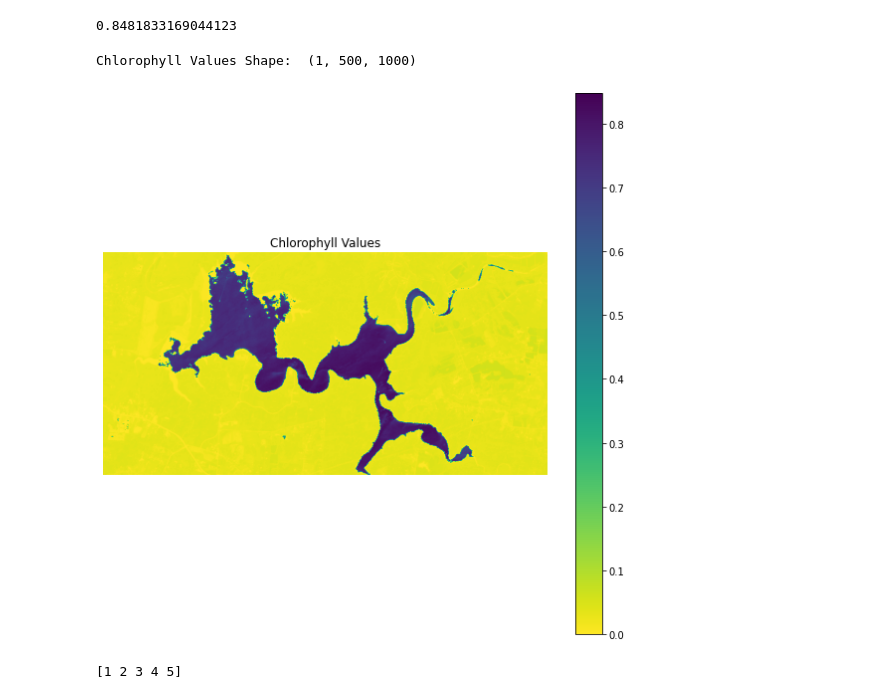
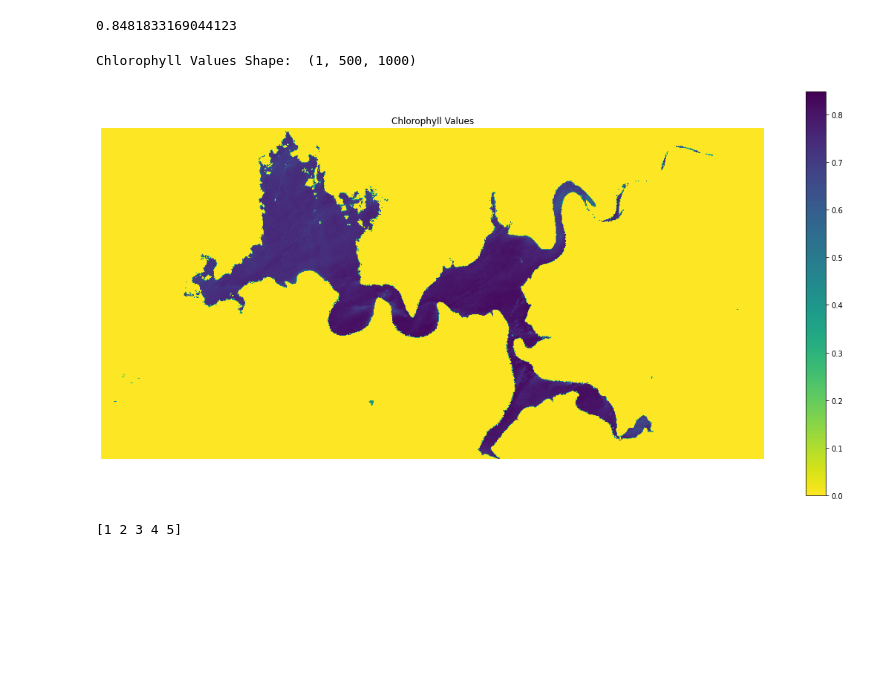
Before and after one commit to UjalaJha/NasaSpaceAppChallenge, a Jupyter notebook: HarmfulAlgaeBloom/HABNetHarshLake.ipynb, the cells around one changed output. Saved outputs shown, nothing was run; the diff lists cells and outputs as text; code cells hidden in the pictures; blank space fills up the shorter version.

Commit message:
HABNet for Powai Lake and Harsha Lake

```diff
--- a/HarmfulAlgaeBloom/HABNetHarshLake.ipynb
+++ b/HarmfulAlgaeBloom/HABNetHarshLake.ipynb
@@ -209,3 +249,10 @@ array([[[1.76074661, 1.91268917, 2.04141291, ..., 1.21226142,
+# %%
+ndwi2hl=[]
+# %%
+for i in range(1):
+  for j in range(1):
+    for k in range(7500,8000):
+      ndwi2hl.append(ndwi2[i][k][4500:5500])
 # %%
 cha_hl=[]
 # %%
@@ -230,3 +277,5 @@ array([[1.72686662, 1.62949195, 1.64853301, ..., 0.15015773, 0.17875989,
         1.90771259],
        [2.11977321, 2.04329897, 1.9103079 , ..., 1.89855072, 1.91911765,
         1.84819605]])
+# %%
+ndwi2hl=numpy.array(ndwi2hl)
@@ -232,0 +286,5 @@ array([[1.72686662, 1.62949195, 1.64853301, ..., 0.15015773, 0.17875989,
+# %%
+for j in range(len(cha_hl_arr)):
+  for k in range(len(cha_hl_arr[j])):
+    if(ndwi2hl[j][k]<0):
+      cha_hl_arr[j][k]=0.0
@@ -290,10 +346,10 @@ numpy.amax(harshalake)
 # %% [output]
 0.8481833169044123
 # %%
-show_band(harshalake, title='Chlorophyll Values', size=(10,10), cmap="viridis_r")
+show_band(harshalake, title='Chlorophyll Values', size=(20,10), cmap="viridis_r")
 # %% [output]
 Chlorophyll Values Shape:  (1, 500, 1000)
-[figure, old version]
+[figure, new version]
 # %%
 # Define bins that you want, and then classify the data
 cha_class_bins = [0, 0.3, 0.6, 0.7, 0.8, 1]
```
Also changed, not shown: parts of 24 cells of this notebook, 1 other file.
